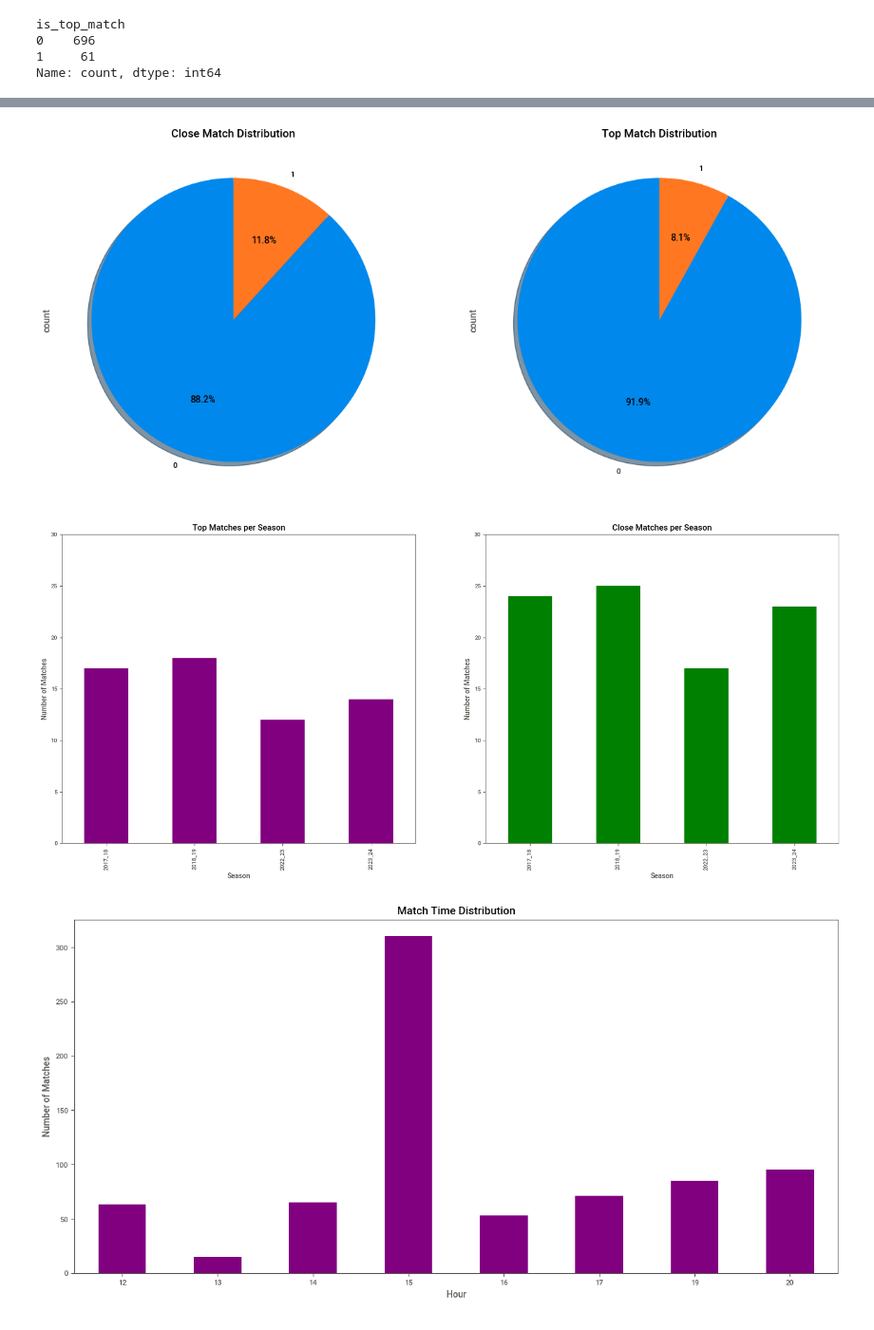
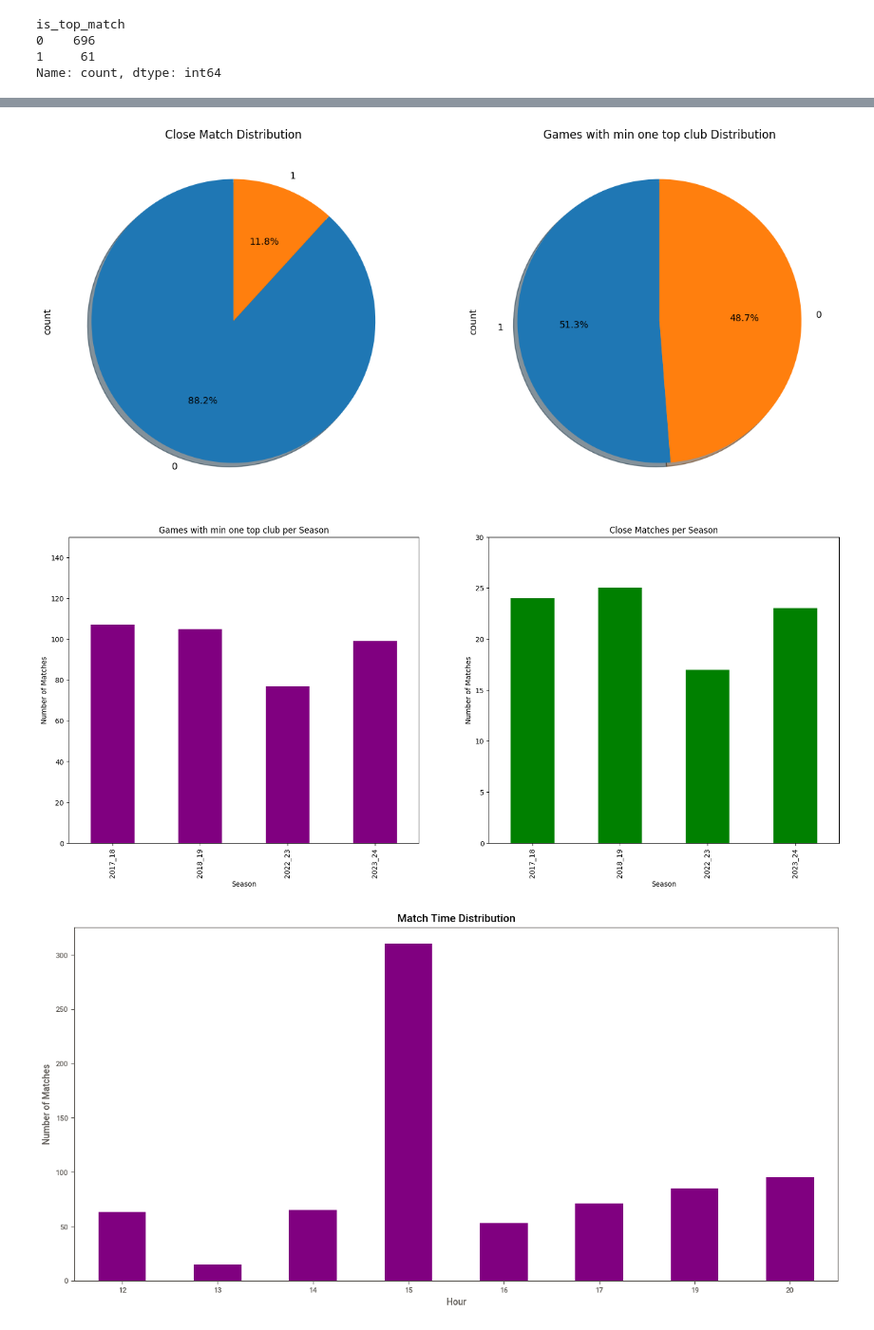
Before and after one commit to yonatanko/FootballAttendanceProject, a Jupyter notebook: EDA.ipynb, the cells around one changed output, grey strips where cells are left out. Shown at 95% size. Drawn from its saved outputs; the diff is of its cells as text; code cells hidden in the pictures.

```diff
--- a/EDA.ipynb
+++ b/EDA.ipynb
@@ -87,20 +103,20 @@ Name: count, dtype: int64
 # %%
 # pie chart of is_close_match and is_top_match
 fig, ax = plt.subplots(1, 2, figsize=(15, 7))
 df['is_close_match'].value_counts().plot.pie(autopct='%1.1f%%', startangle=90, shadow=True, ax=ax[0])
-df['is_top_match'].value_counts().plot.pie(autopct='%1.1f%%', startangle=90, shadow=True, ax=ax[1])
+df['has_min_one_top_club'].value_counts().plot.pie(autopct='%1.1f%%', startangle=90, shadow=True, ax=ax[1])
 ax[0].set_title('Close Match Distribution')
-ax[1].set_title('Top Match Distribution')
+ax[1].set_title('Games with min one top club Distribution')
 plt.show()
 # %% [output]
-[figure, old version]
+[figure, new version]
 # %%
 # number of top natches and close matches per season
 fig, ax = plt.subplots(1, 2, figsize=(20, 8))
-df.groupby('Season')['is_top_match'].sum().plot(kind='bar', ax=ax[0], color='purple')
+df.groupby('Season')['has_min_one_top_club'].sum().plot(kind='bar', ax=ax[0], color='purple')
 df.groupby('Season')['is_close_match'].sum().plot(kind='bar', ax=ax[1], color = 'green')
 
-ax[0].set_title('Top Matches per Season')
+ax[0].set_title('Games with min one top club per Season')
 ax[1].set_title('Close Matches per Season')
 ax[0].set_ylabel('Number of Matches')
 ax[1].set_ylabel('Number of Matches')
@@ -110,12 +126,12 @@ ax[0].yaxis.get_major_locator().set_params(integer=True)
 ax[1].yaxis.get_major_locator().set_params(integer=True)
 
 # same y-axis limits for both plots
-ax[0].set_ylim(0, 30)
+ax[0].set_ylim(0, 150)
 ax[1].set_ylim(0, 30)
 
 plt.show()
 # %% [output]
-[figure, old version]
+[figure, new version]
 # %%
 # plot time histogram
 df['Time'] = pd.to_datetime(df['Time'])
```
Also changed, not shown: parts of 3 cells of this notebook, 1 other file.
